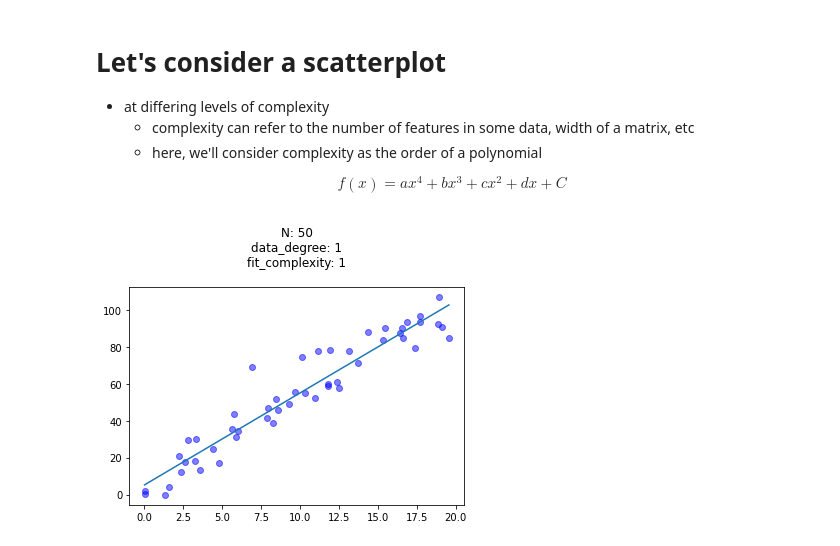
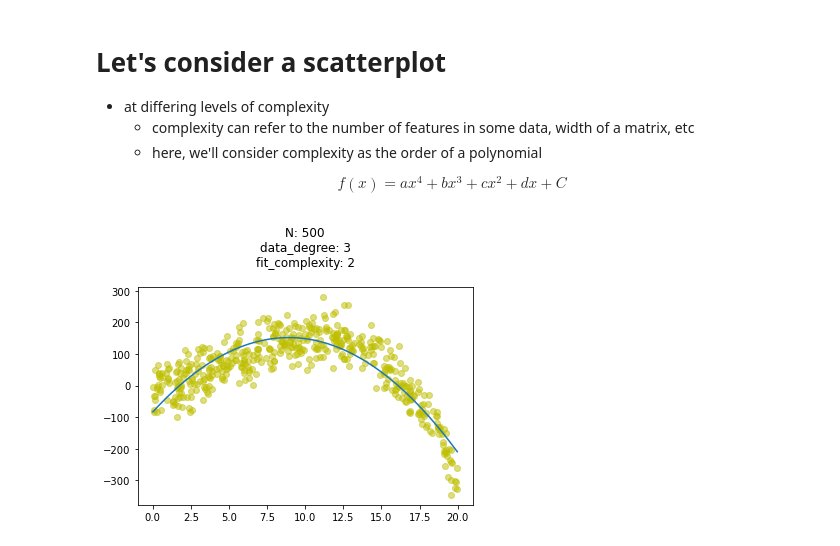
Before and after one commit to MnemoSemiotic/prem_prep_nov30_2020, a Jupyter notebook: stats/07_crossval_intuition/simple_crossval_and_ml_intuition.ipynb, the cells around one changed output. Saved outputs shown, nothing was run; the diff lists cells and outputs as text; code cells hidden in the pictures.

```diff
--- a/stats/07_crossval_intuition/simple_crossval_and_ml_intuition.ipynb
+++ b/stats/07_crossval_intuition/simple_crossval_and_ml_intuition.ipynb
@@ -53,33 +53,33 @@ def plot_scatter_fit(num_samps=50, fit_complexity=1, degree=1):
 #     # help us draw a fit line
 #     fit = np.polyfit(x, y, 1)
 #     fit_fn = np.poly1d(fit)
 
 
     # get scatter range
     y_val_range = np.ptp(y)
 
 
     # add gaussian/normal noise
     y = [pt + np.random.normal(loc=0.0, scale=((1./10)*y_val_range))
          for pt in y]
 
 
     # line that we draw
     fit_complexity_ = fit_complexity
     regr = np.poly1d(np.polyfit(x, y, fit_complexity_))(np.unique(x))
 
 
     # plot
     plt.title('N: {}\n'.format(N) + \
               'data_degree: {}\n'.format(degree) + \
               'fit_complexity: {}\n'.format(fit_complexity))
 
-    plt.scatter(x, y, c='b', alpha=0.5)
+    plt.scatter(x, y, c='y', alpha=0.5)
     plt.plot(np.unique(x), regr)
 
     plt.show()
 
 
-plot_scatter_fit(num_samps=50, fit_complexity=1, degree=1)
+plot_scatter_fit(num_samps=500, fit_complexity=2, degree=3)
 # %% [output]
-[figure, old version]
+[figure, new version]
```
